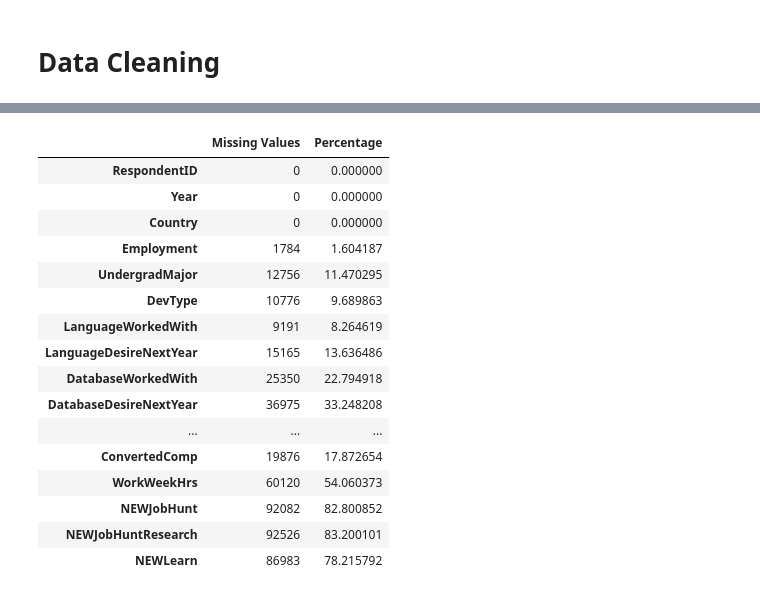
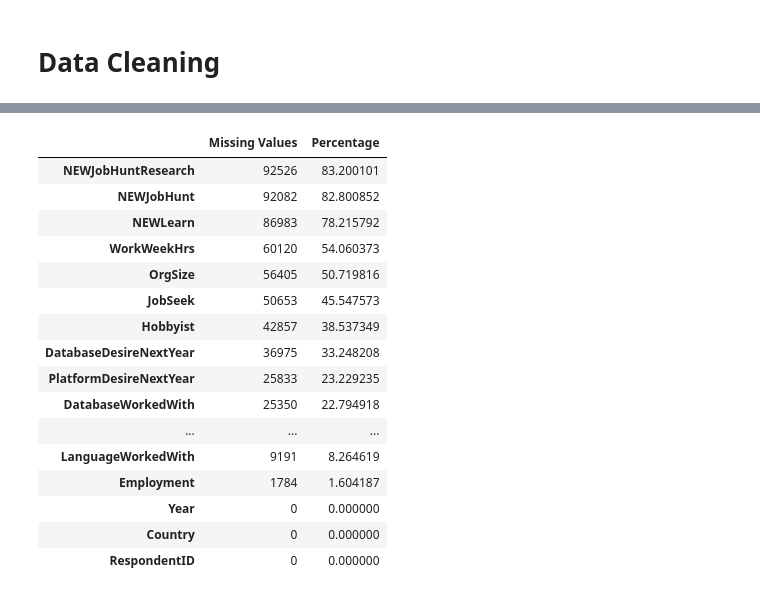
Before and after one commit to imrul10/Stack-Overflow-Survey-Trends, a Jupyter notebook: stack_overflow_survey_trends .ipynb, the cells around one changed output, grey strips where cells are left out. Cells and saved outputs as stored; diff of their text form; code cells hidden in the pictures.

```diff
--- a/stack_overflow_survey_trends .ipynb
+++ b/stack_overflow_survey_trends .ipynb
@@ -75,29 +91,30 @@ memory usage: 17.8+ MB
 # %%
 # Check for missing values in each column
 missing_data = stack_overflow_df.isnull().sum()
 missing_data_percentage = (missing_data / len(stack_overflow_df)) * 100
 missing_summary = pd.DataFrame({
     'Missing Values': missing_data,
     'Percentage': missing_data_percentage
 })
 
+missing_summary_sorted = missing_summary.sort_values(by='Percentage', ascending=False)
 # Display the summary of missing data
-missing_summary
+missing_summary_sorted
 # %% [output]
 |  | Missing Values | Percentage |
-| RespondentID | 0 | 0.000000 |
+| NEWJobHuntResearch | 92526 | 83.200101 |
+| NEWJobHunt | 92082 | 82.800852 |
+| NEWLearn | 86983 | 78.215792 |
+| WorkWeekHrs | 60120 | 54.060373 |
+| OrgSize | 56405 | 50.719816 |
+| JobSeek | 50653 | 45.547573 |
+| Hobbyist | 42857 | 38.537349 |
+| DatabaseDesireNextYear | 36975 | 33.248208 |
+| PlatformDesireNextYear | 25833 | 23.229235 |
+| DatabaseWorkedWith | 25350 | 22.794918 |
+| ... | ... | ... |
+| LanguageWorkedWith | 9191 | 8.264619 |
+| Employment | 1784 | 1.604187 |
 | Year | 0 | 0.000000 |
 | Country | 0 | 0.000000 |
-| Employment | 1784 | 1.604187 |
-| UndergradMajor | 12756 | 11.470295 |
-| DevType | 10776 | 9.689863 |
-| LanguageWorkedWith | 9191 | 8.264619 |
-| LanguageDesireNextYear | 15165 | 13.636486 |
-| DatabaseWorkedWith | 25350 | 22.794918 |
-| DatabaseDesireNextYear | 36975 | 33.248208 |
-| ... | ... | ... |
-| ConvertedComp | 19876 | 17.872654 |
-| WorkWeekHrs | 60120 | 54.060373 |
-| NEWJobHunt | 92082 | 82.800852 |
-| NEWJobHuntResearch | 92526 | 83.200101 |
-| NEWLearn | 86983 | 78.215792 |
+| RespondentID | 0 | 0.000000 |
```
Also changed, not shown: parts of 14 cells of this notebook.
